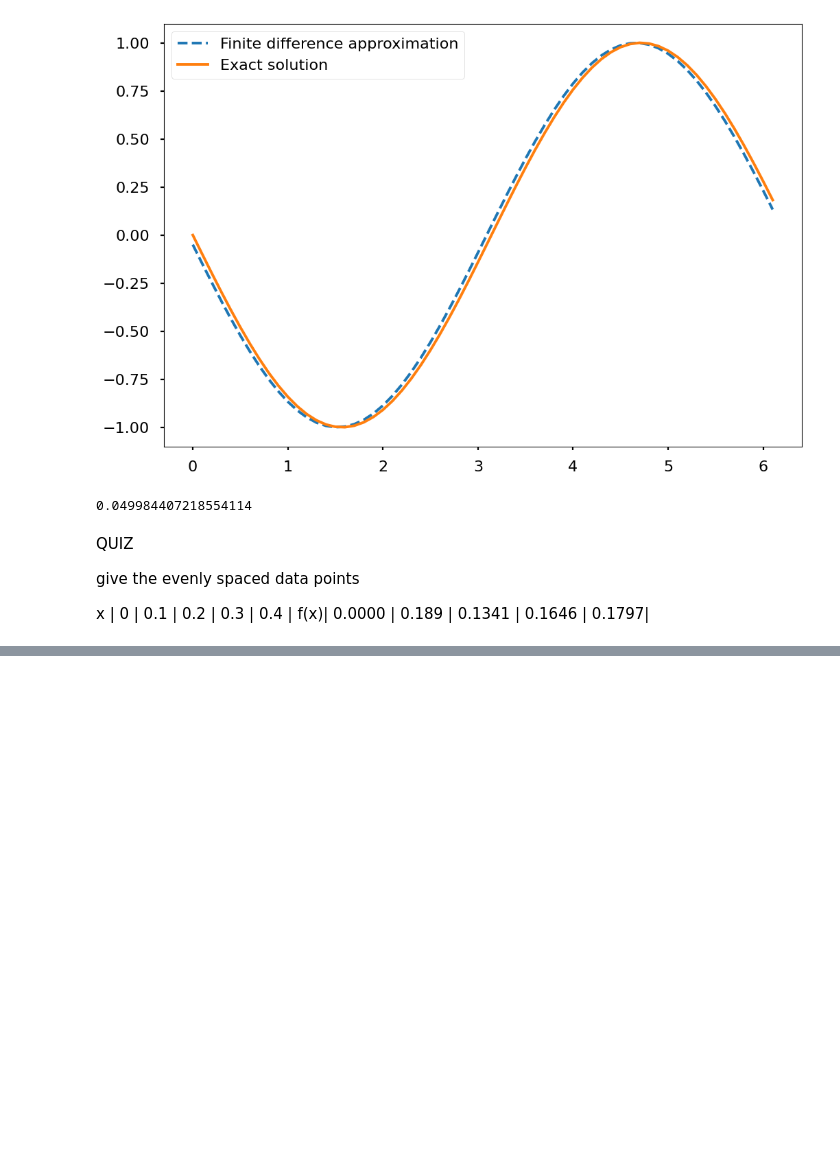
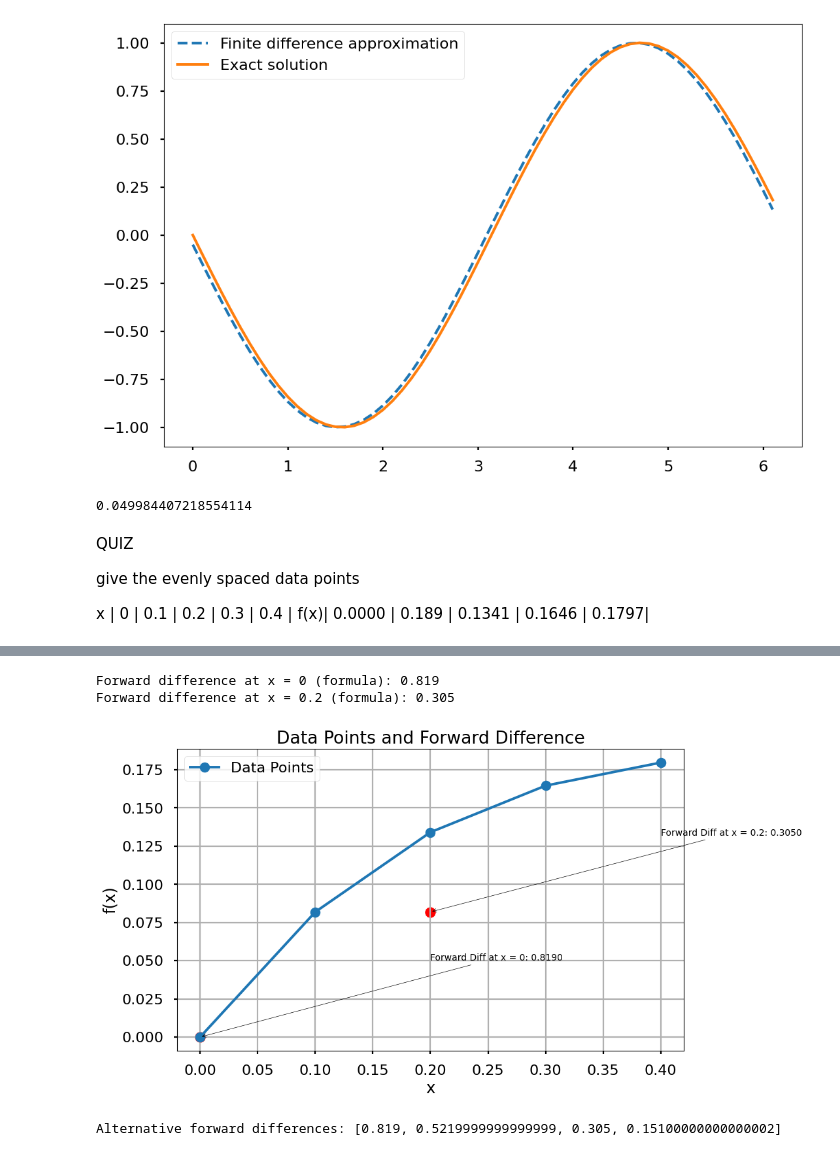
Before and after one commit to rakamaulanaa/Assignment-sesi-5, a Jupyter notebook: 2702371136_Raka_Maulana_Akbar_DIFFERENCE.ipynb, the cells around one changed output, grey strips where cells are left out. Cells and saved outputs as stored; diff of their text form; code cells hidden in the pictures; blank space fills up the shorter version.

```diff
--- a/2702371136_Raka_Maulana_Akbar_DIFFERENCE.ipynb
+++ b/2702371136_Raka_Maulana_Akbar_DIFFERENCE.ipynb
@@ -80,0 +43,54 @@ f'(0.2) ≈ 0.305
+# %%
+import numpy as np
+import matplotlib.pyplot as plt
+
+# Step size
+h = 0.1
+
+# Define grid
+x_values = [0, 0.1, 0.2, 0.3, 0.4]
+y_values = [0.0000, 0.0819, 0.1341, 0.1646, 0.1797]
+
+# Compute forward difference at x = 0
+forward_diff_x0 = (y_values[1] - y_values[0]) / h
+
+# Compute forward difference at x = 0.2
+forward_diff_x02 = (y_values[3] - y_values[2]) / h
+
+# Alternative computation of forward difference
+forward_diff_alt = [(y_values[i+1] - y_values[i]) / h for i in range(len(y_values) - 1)]
+
+# Print the results
+print("Forward difference at x = 0 (formula):", forward_diff_x0)
+print("Forward difference at x = 0.2 (formula):", forward_diff_x02)
+
+# Plot the data points
+plt.figure(figsize=(10, 6))
+plt.plot(x_values, y_values, marker='o', label='Data Points')
+
+# Plot the forward difference at x = 0
+plt.annotate('Forward Diff at x = 0: {:.4f}'.format(forward_diff_x0),
+             xy=(0, y_values[0]), xytext=(0.2, y_values[0] + 0.05),
+             arrowprops=dict(facecolor='black', arrowstyle='->'))
+plt.scatter([0], [y_values[0]], color='red')
+
+# Plot the forward difference at x = 0.2
+plt.annotate('Forward Diff at x = 0.2: {:.4f}'.format(forward_diff_x02),
+             xy=(0.2, y_values[1]), xytext=(0.4, y_values[1] + 0.05),
+             arrowprops=dict(facecolor='black', arrowstyle='->'))
+plt.scatter([0.2], [y_values[1]], color='red')
+
+plt.xlabel('x')
+plt.ylabel('f(x)')
+plt.title('Data Points and Forward Difference')
+plt.legend()
+plt.grid(True)
+plt.show()
+
+# Print the alternative forward differences
+print("Alternative forward differences:", forward_diff_alt)
+# %% [output]
+Forward difference at x = 0 (formula): 0.819
+Forward difference at x = 0.2 (formula): 0.305
+[figure, added]
+Alternative forward differences: [0.819, 0.5219999999999999, 0.305, 0.15100000000000002]
```
Also changed, not shown: parts of 1 cell of this notebook.
